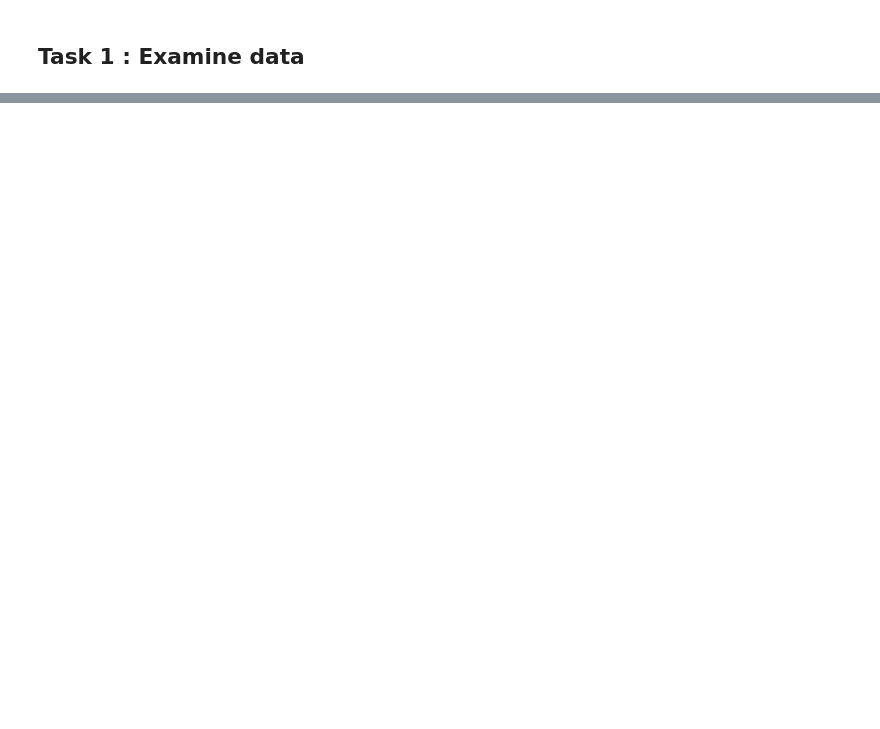
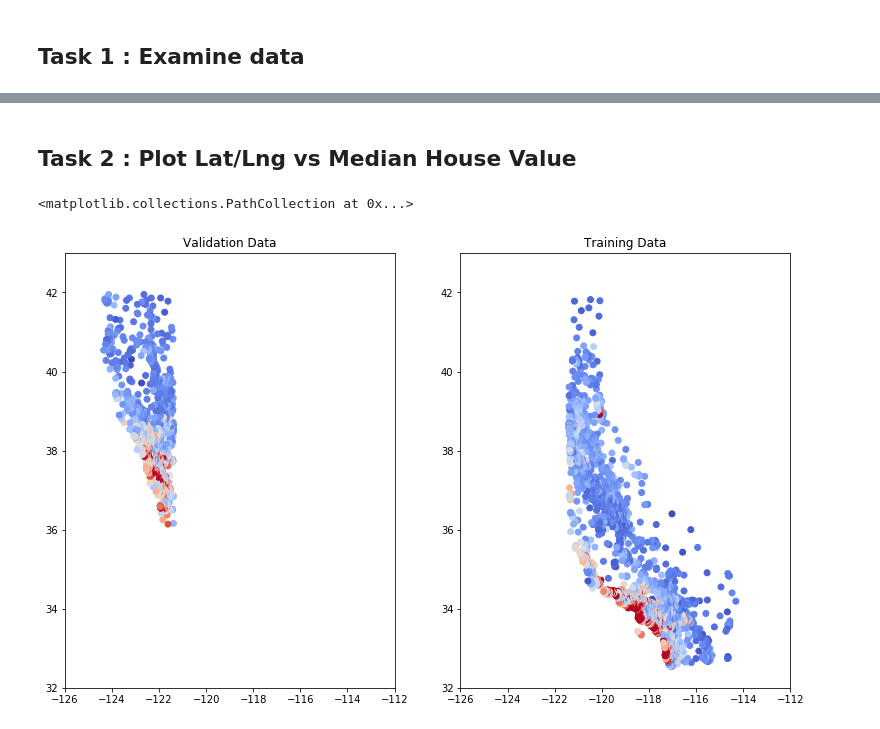
Before and after one commit to AustinSong/ml-crash-course, a Jupyter notebook: first-steps-with-tf/Validation.ipynb, the cells around one changed output, grey strips where cells are left out. Drawn from its saved outputs; the diff is of its cells as text; code cells hidden in the pictures; blank space fills up the shorter version.

```diff
--- a/first-steps-with-tf/Validation.ipynb
+++ b/first-steps-with-tf/Validation.ipynb
@@ -118,0 +120,27 @@ validation_targets.describe()
+# %% [markdown]
+## Task 2 : Plot Lat/Lng vs Median House Value
+# %%
+plt.figure(figsize=(13,8))
+
+ax = plt.subplot(1, 2, 1)
+ax.set_title("Validation Data")
+
+ax.set_autoscaley_on(False)
+ax.set_ylim([32, 43])
+ax.set_autoscalex_on(False)
+ax.set_xlim([-126, -112])
+plt.scatter(validation_examples['longitude'], validation_examples['latitude'], cmap="coolwarm",
+           c=validation_targets['median_house_value'] / validation_targets['median_house_value'].max())
+
+ax = plt.subplot(1, 2, 2)
+ax.set_title("Training Data")
+
+ax.set_autoscaley_on(False)
+ax.set_ylim([32, 43])
+ax.set_autoscalex_on(False)
+ax.set_xlim([-126, -112])
+plt.scatter(training_examples['longitude'], training_examples['latitude'], cmap="coolwarm",
+           c=training_targets['median_house_value'] / training_targets['median_house_value'].max())
+# %% [output]
+<matplotlib.collections.PathCollection at 0x...>
+[figure, added]
```
Also changed, not shown: parts of 4 cells of this notebook.
